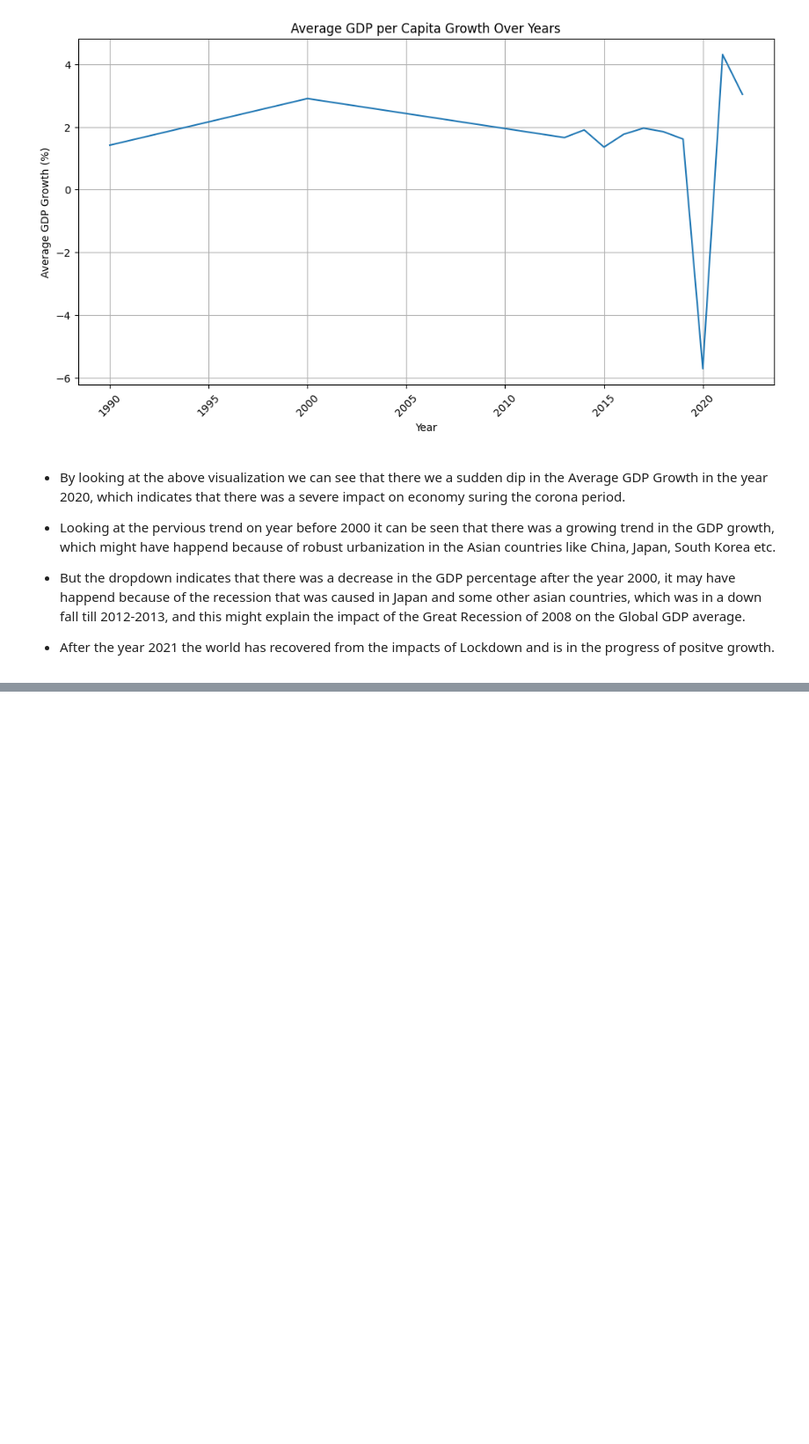
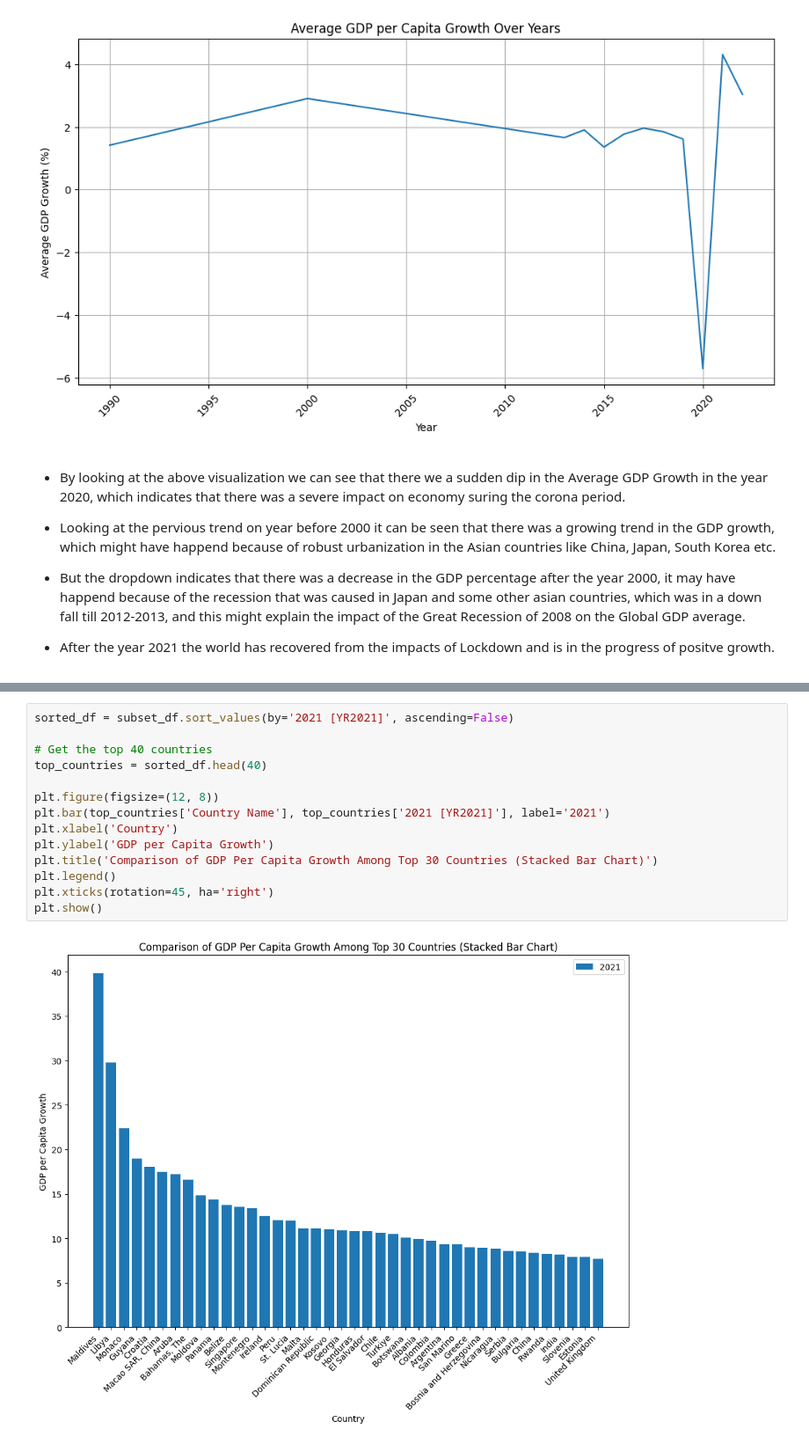
Before and after one commit to AshishGtmMishra/Data-Visualization-Projects, a Jupyter notebook: 4_GDP_per_capita_growth_(annual)_Visualization.ipynb, the cells around one changed output, grey strips where cells are left out. Shown at 88% size. Saved outputs shown, nothing was run; the diff lists cells and outputs as text; blank space fills up the shorter version.

```diff
--- a/4_GDP_per_capita_growth_(annual)_Visualization.ipynb
+++ b/4_GDP_per_capita_growth_(annual)_Visualization.ipynb
@@ -88,0 +191,16 @@ The `ci` parameter is deprecated. Use `errorbar=None` for the same effect.
+# %%
+sorted_df = subset_df.sort_values(by='2021 [YR2021]', ascending=False)
+
+# Get the top 40 countries
+top_countries = sorted_df.head(40)
+
+plt.figure(figsize=(12, 8))
+plt.bar(top_countries['Country Name'], top_countries['2021 [YR2021]'], label='2021')
+plt.xlabel('Country')
+plt.ylabel('GDP per Capita Growth')
+plt.title('Comparison of GDP Per Capita Growth Among Top 30 Countries (Stacked Bar Chart)')
+plt.legend()
+plt.xticks(rotation=45, ha='right')
+plt.show()
+# %% [output]
+[figure, added]
```
Also changed, not shown: parts of 15 cells of this notebook.
